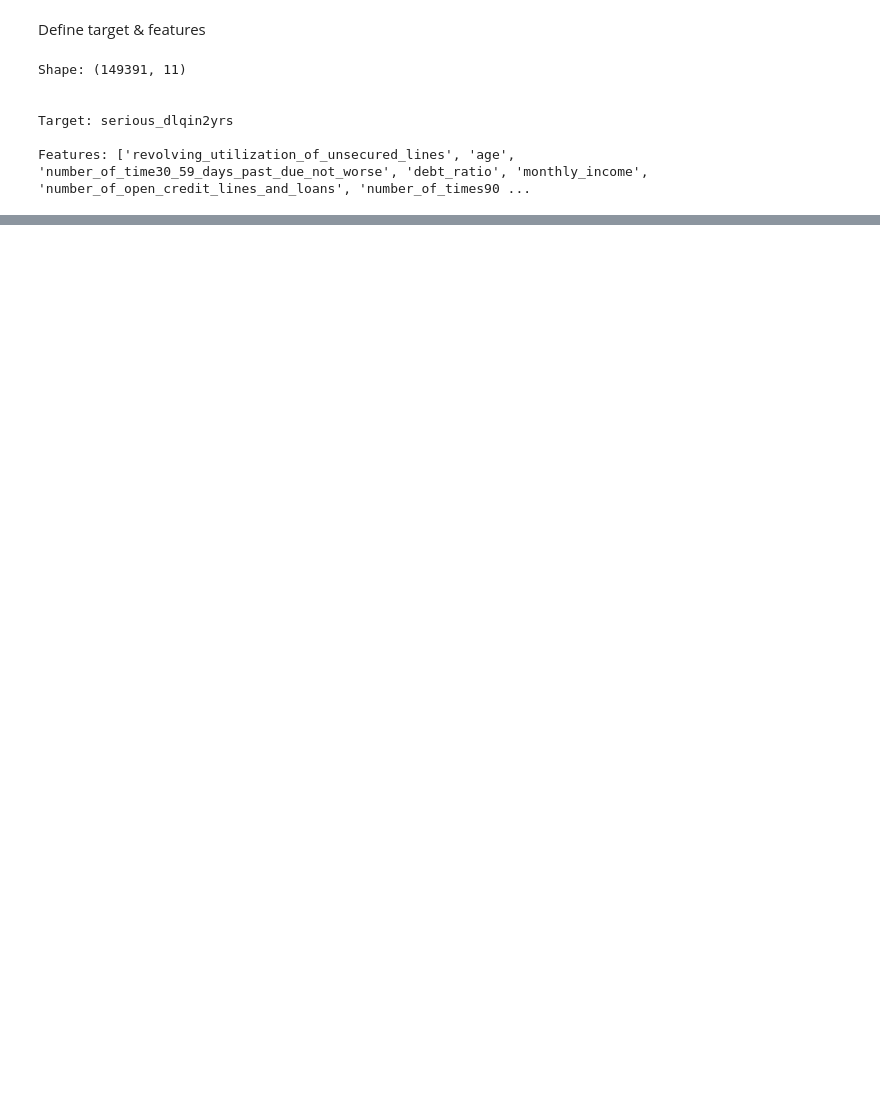
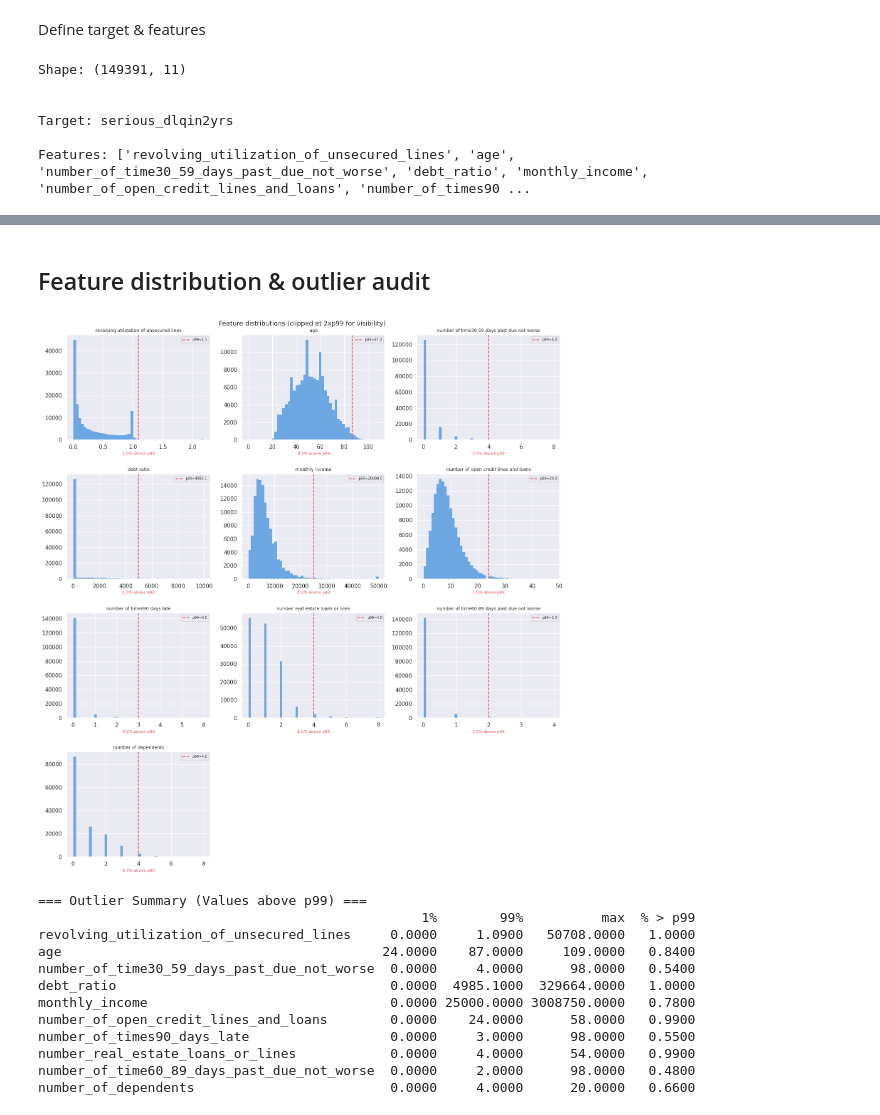
Before and after one commit to dmenezesgabriel/credit-risk-e2e, a Jupyter notebook: notebooks/01_eda.ipynb, the cells around one changed output, grey strips where cells are left out. Saved outputs shown, nothing was run; the diff lists cells and outputs as text; code cells hidden in the pictures; blank space fills up the shorter version.

Commit message:
feat: update eda credit score

```diff
--- a/notebooks/01_eda.ipynb
+++ b/notebooks/01_eda.ipynb
@@ -139,0 +203,62 @@ plt.show()
+# %% [markdown]
+## Feature distribution & outlier audit
+# %%
+fig, axes = plt.subplots(4, 3, figsize=(15, 16))
+axes = axes.flatten()
+
+for index, col in enumerate(FEATURES):
+    ax = axes[index]
+    data = df[col].dropna()
+    p1, p99 = data.quantile(0.01), data.quantile(0.99)
+
+    ax.hist(
+        data.clip(upper=p99 * 2),
+        bins=50,
+        color="#378ADD",
+        alpha=0.7,
+        edgecolor="none",
+    )
+    ax.axvline(
+        p99,
+        color="#E24B4A",
+        linewidth=1.5,
+        linestyle="--",
+        label=f"p99={p99:.1f}",
+    )
+    ax.set_title(col.replace("_", " "), fontsize=9)
+    ax.legend(fontsize=7)
+
+    extreme_pct = (data > p99).sum() / len(data) * 100
+    if extreme_pct > 0:
+        ax.set_xlabel(
+            f"{extreme_pct:.1f}% above p99",
+            fontsize=8,
+            color="#E24B4A",
+        )
+
+for j in range(index + 1, len(axes)):
+    axes[j].set_visible(False)
+
+plt.suptitle("Feature distributions (clipped at 2xp99 for visibility)", fontsize=13)
+plt.tight_layout(h_pad=2.0)
+plt.show()
+
+summary = df[FEATURES].describe(percentiles=[0.01, 0.99]).T
+summary['% > p99'] = (df[FEATURES] > summary['99%']).mean() * 100
+
+print("\n=== Outlier Summary (Values above p99) ===")
+print(summary[['1%', '99%', 'max', '% > p99']].round(2))
+# %% [output]
+[figure, added]
+=== Outlier Summary (Values above p99) ===
+                                                 1%        99%          max  % > p99
+revolving_utilization_of_unsecured_lines     0.0000     1.0900   50708.0000   1.0000
+age                                         24.0000    87.0000     109.0000   0.8400
+number_of_time30_59_days_past_due_not_worse  0.0000     4.0000      98.0000   0.5400
+debt_ratio                                   0.0000  4985.1000  329664.0000   1.0000
+monthly_income                               0.0000 25000.0000 3008750.0000   0.7800
+number_of_open_credit_lines_and_loans        0.0000    24.0000      58.0000   0.9900
+number_of_times90_days_late                  0.0000     3.0000      98.0000   0.5500
+number_real_estate_loans_or_lines            0.0000     4.0000      54.0000   0.9900
+number_of_time60_89_days_past_due_not_worse  0.0000     2.0000      98.0000   0.4800
+number_of_dependents                         0.0000     4.0000      20.0000   0.6600
```
Also changed, not shown: parts of 5 cells of this notebook.
